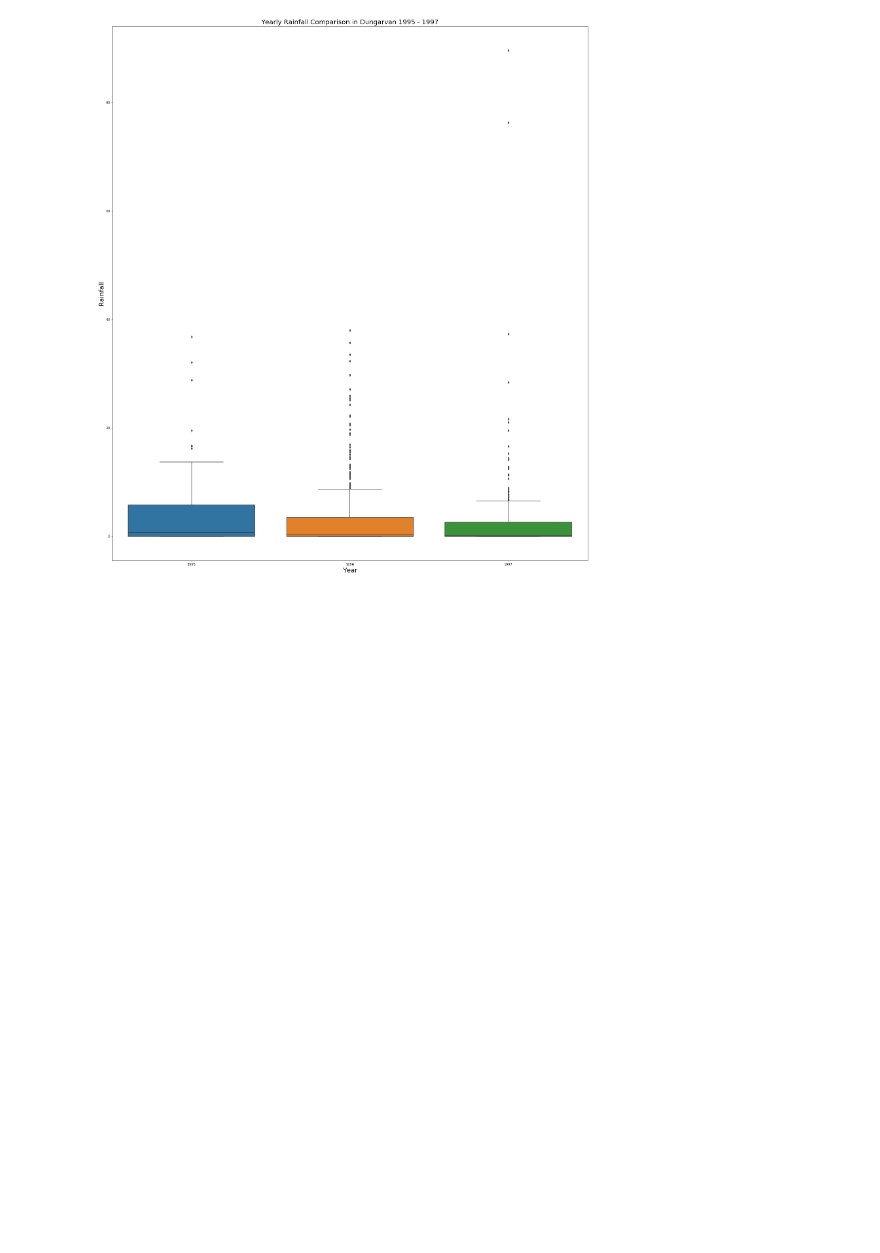
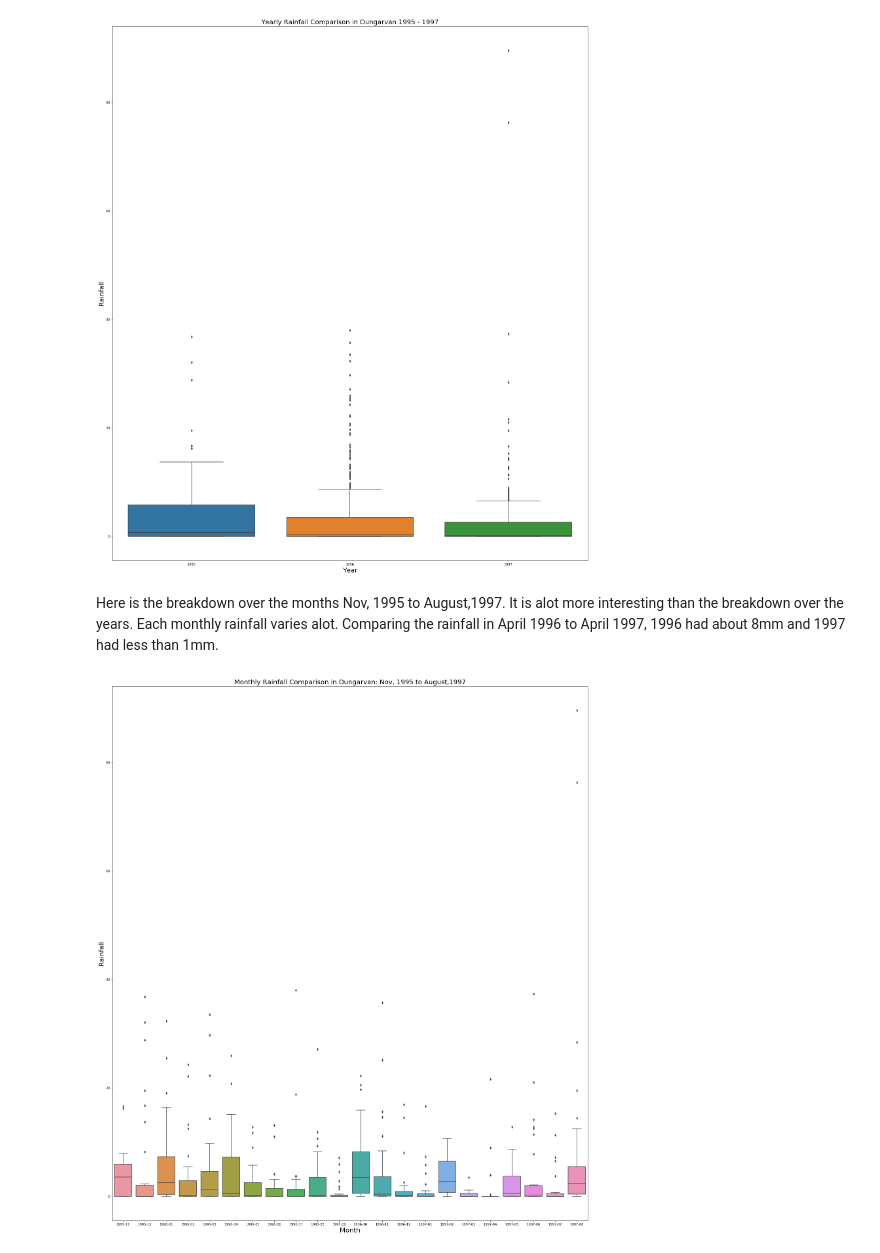
Before and after one commit to RitRa/Box-Plot-Project, a Jupyter notebook: Box Plot Project.ipynb, the cells around one changed output. Cells and saved outputs as stored; diff of their text form; code cells hidden in the pictures; blank space fills up the shorter version.

```diff
--- a/Box Plot Project.ipynb
+++ b/Box Plot Project.ipynb
@@ -150,3 +155,19 @@ plot.set_xlabel('Year',fontsize=20)
 plt.show()
 # %% [output]
 [figure]
+# %% [markdown]
+Here is the breakdown over the months Nov, 1995 to August,1997. It is alot more interesting than the breakdown over the years. Each monthly rainfall varies alot. Comparing the rainfall in April 1996 to April 1997, 1996 had about 8mm and 1997 had less than 1mm.
+# %%
+%matplotlib inline
+
+fig, ax = plt.subplots()
+fig.set_size_inches((26,30))
+plot = sns.boxplot(x='month_year', y ='rain', data=df)
+
+plot.set_title('Monthly Rainfall Comparison in Dungarvan: Nov, 1995 to August,1997',fontsize=20)
+plot.set_ylabel('Rainfall',fontsize=20)
+plot.set_xlabel('Month',fontsize=20)
+
+plt.show()
+# %% [output]
+[figure, added]
```
Also changed, not shown: parts of 24 cells of this notebook, 1 other file.
